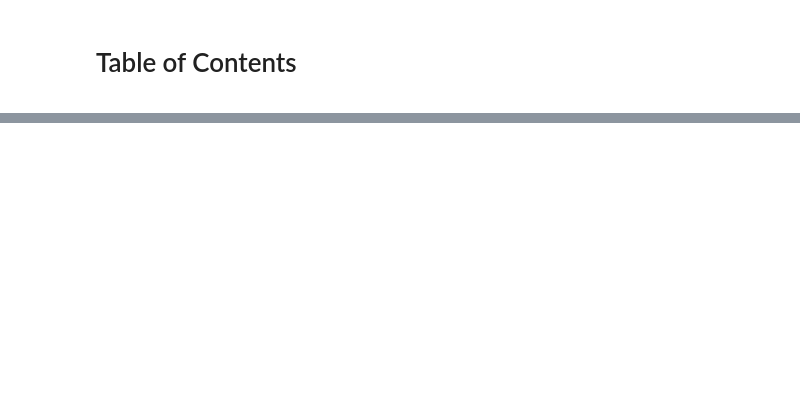
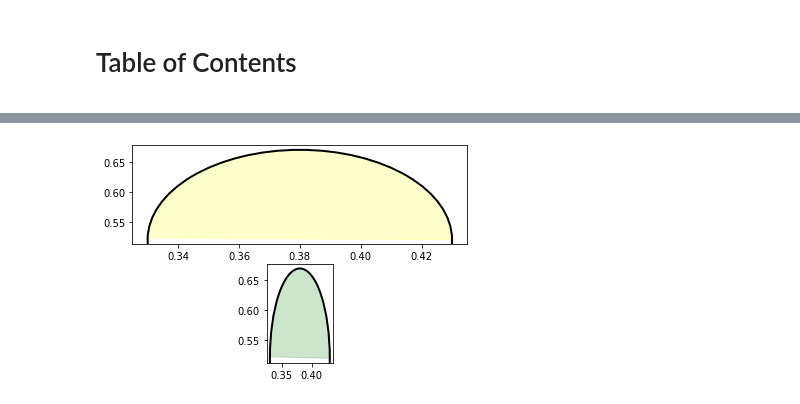
Before and after one commit to MaartenKool/CookBooks, a Jupyter notebook: Untitled5.ipynb, the cells around one changed output, grey strips where cells are left out. Cells and saved outputs as stored; diff of their text form; code cells hidden in the pictures; blank space fills up the shorter version.

```diff
--- a/Untitled5.ipynb
+++ b/Untitled5.ipynb
@@ -62,0 +9,40 @@ TypeError: 'tuple' object does not support item assignment
+# %%
+xcenter, ycenter = 0.38*cm, 0.52*cm
+width, height = 1e-1*cm, 3e-1*cm
+angle = 0
+
+theta = np.deg2rad(np.arange(0.0, 180.0, 1.0))
+x = 0.5 * width * np.cos(theta)
+y = 0.5 * height * np.sin(theta)
+
+rtheta = np.radians(angle)
+R = np.array([
+    [np.cos(rtheta), -np.sin(rtheta)],
+    [np.sin(rtheta),  np.cos(rtheta)],
+    ])
+
+
+x, y = np.dot(R, np.array([x, y]))
+x += xcenter
+y += ycenter
+# %%
+fig = plt.figure()
+ax = fig.add_subplot(211, aspect='auto')
+ax.fill(x, y, alpha=0.2, facecolor='yellow',
+        edgecolor='yellow', linewidth=1, zorder=1)
+
+e1 = patches.Ellipse((xcenter, ycenter), width, height,
+                     angle=angle, linewidth=2, fill=False, zorder=2)
+
+ax.add_patch(e1)
+
+ax = fig.add_subplot(212, aspect='equal')
+ax.fill(x, y, alpha=0.2, facecolor='green', edgecolor='green', zorder=1)
+e2 = patches.Ellipse((xcenter, ycenter), width, height,
+                     angle=angle, linewidth=2, fill=False, zorder=2)
+
+
+ax.add_patch(e2)
+fig.savefig('ellipse_compare')
+# %% [output]
+[figure, added]
```
Also changed, not shown: parts of 8 cells of this notebook, 3 other files.
